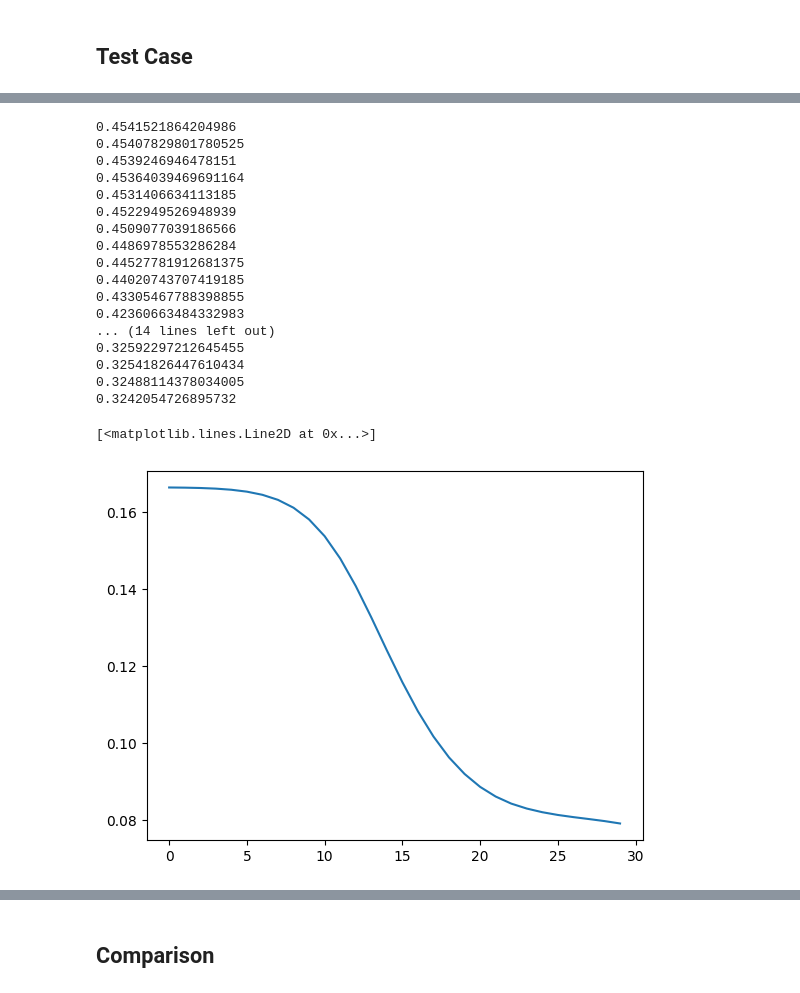
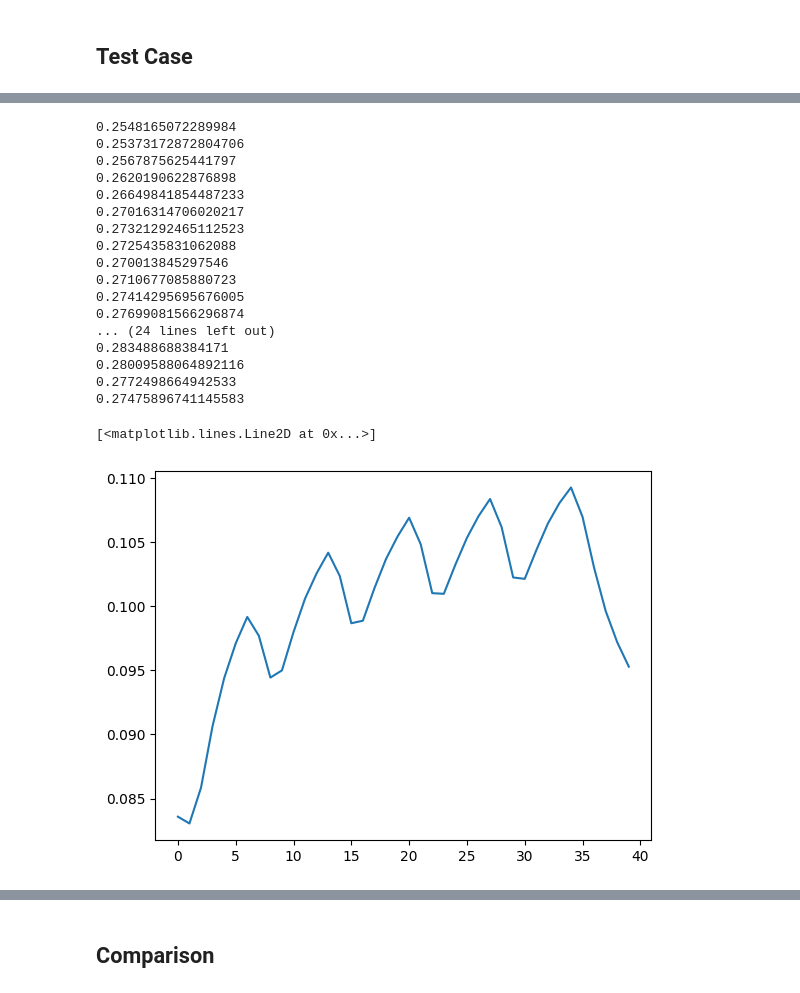
Before and after one commit to saragazzoni/Master_Thesis, a Jupyter notebook: Model2D/main.ipynb, the cells around one changed output, grey strips where cells are left out. Cells and saved outputs as stored; diff of their text form; code cells hidden in the pictures.

```diff
--- a/Model2D/main.ipynb
+++ b/Model2D/main.ipynb
@@ -72,0 +68,20 @@ print(mass[-1])
+# %%
+dt = 0.5
+T = 40
+save_interval = 2
+c0file = XDMFFile('solutions/V1.5e5_T350_ref20x20//c.xdmf')
+n0file = XDMFFile('solutions/V1.5e5_T350_ref20x20//n.xdmf')
+V = FunctionSpace(mesh,"P",1)
+c0 = Function(V)
+n0 = Function(V)
+c0file.read_checkpoint(c0,"c",69)
+n0file.read_checkpoint(n0,"n",69)
+times = [0+1,1+1,2+1,3+1,4+1,7+1,8+1,9+1,10+1,11+1,14+1,15+1,16+1,17+1,18+1,21+1,22+1,23+1,24+1,25+1,28+1,29+1,30+1,31+1,32+1]
+doses = 2*np.ones_like(times)
+# times = [0,7,14,21,28]
+# doses = 10*np.ones_like(times)
+
+path_sol = "solutions/lowoxygen_uhfrt_T40_bdf2"
+
+solver = bdf2.Solver2D(mesh, V, n0, c0, dt, T, save_interval, times, doses, path_sol)
+n_vect,c_vect,mass,csc_mass,dc_mass,tdc_mass,phi_vect = solver.solve()
@@ -73,31 +106,31 @@ print(mass[-1])
 # %%
 # oxygen level test case 1
 c = Function(V)
 cfile = XDMFFile(path_sol + '/c.xdmf')
 ctot = []
-for i in range(30):
+for i in range(40):
     cfile.read_checkpoint(c,"c",i)
     print(c.vector().max())
     ctot.append(assemble(c*dx))
 plt.plot(ctot)
 # %% [output]
-0.4541521864204986
-0.45407829801780525
-0.4539246946478151
-0.45364039469691164
-0.4531406634113185
-0.4522949526948939
-0.4509077039186566
-0.4486978553286284
-0.44527781912681375
-0.44020743707419185
-0.43305467788398855
-0.42360663484332983
-... (14 lines left out)
-0.32592297212645455
-0.32541826447610434
-0.32488114378034005
-0.3242054726895732
+0.2548165072289984
+0.25373172872804706
+0.2567875625441797
+0.2620190622876898
+0.26649841854487233
+0.27016314706020217
+0.27321292465112523
+0.2725435831062088
+0.270013845297546
+0.2710677085880723
+0.27414295695676005
+0.27699081566296874
+... (24 lines left out)
+0.283488688384171
+0.28009588064892116
+0.2772498664942533
+0.27475896741145583
 [<matplotlib.lines.Line2D at 0x...>]
-[figure, old version]
+[figure, new version]
 # %%
```
Also changed, not shown: parts of 5 cells of this notebook, 8 other files.
